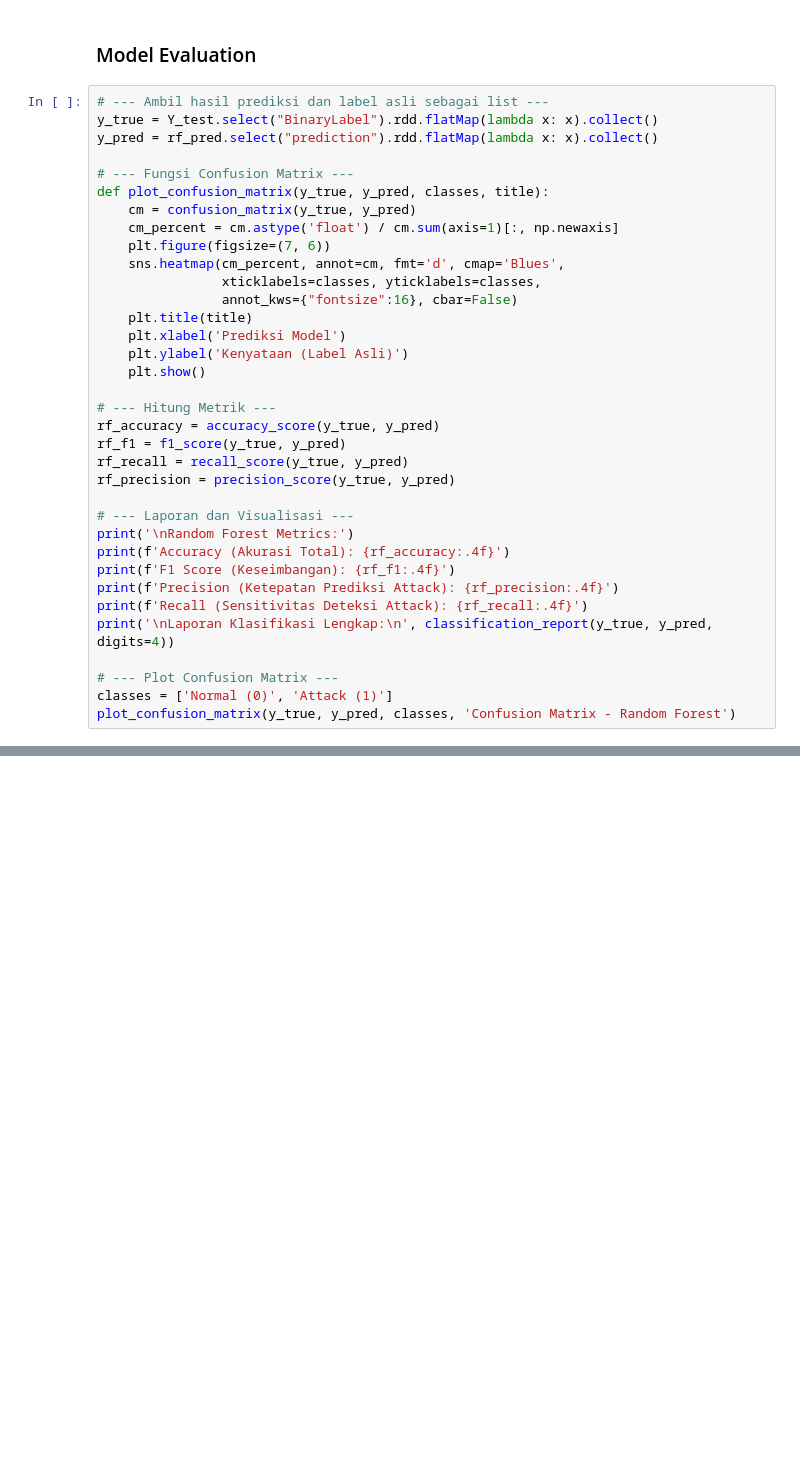
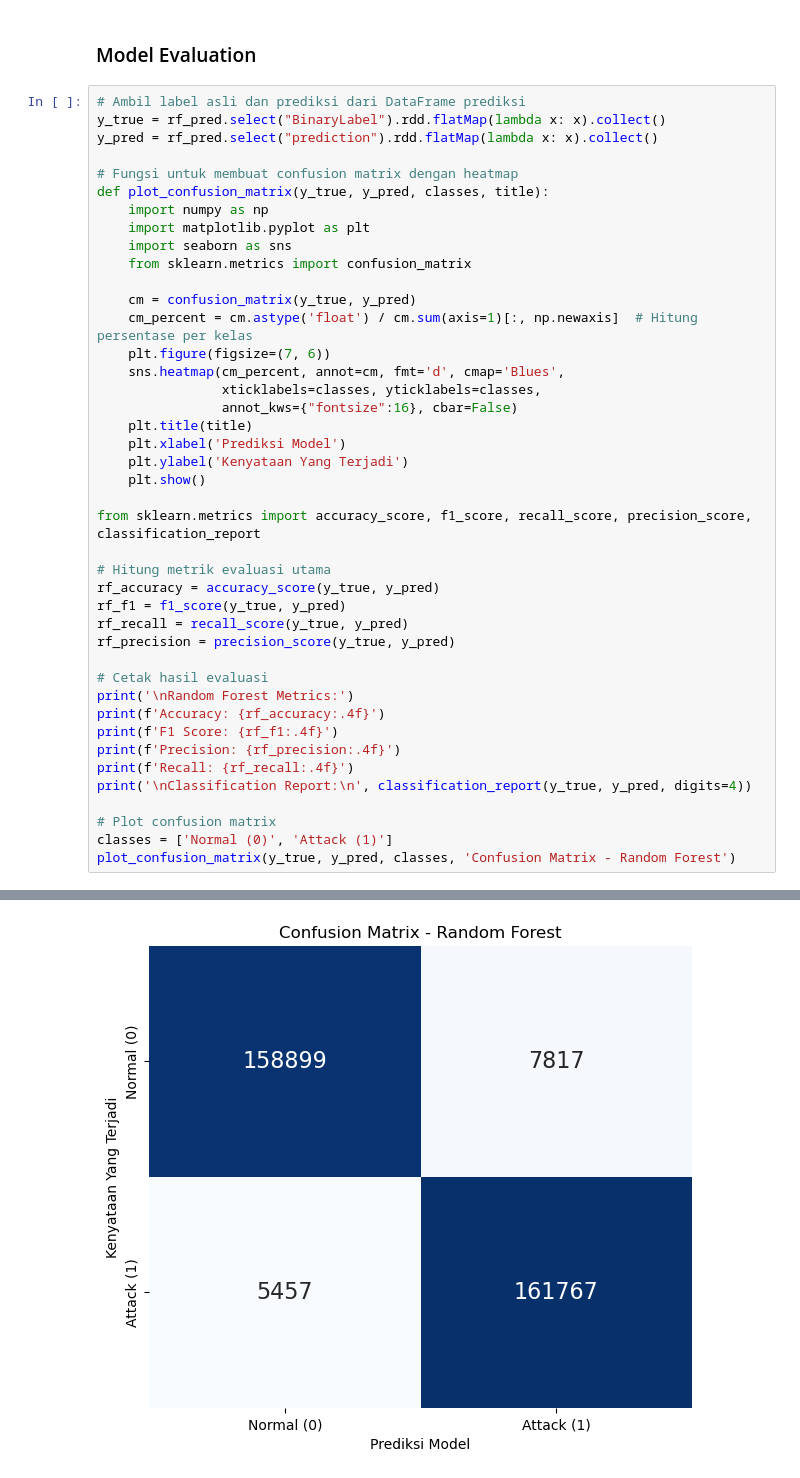
Before and after one commit to Dafalahl/IDS-Binary-Classification, a Jupyter notebook: notebook1.ipynb, the cells around one changed output, grey strips where cells are left out. Drawn from its saved outputs; the diff is of its cells as text; blank space fills up the shorter version.

```diff
--- a/notebook1.ipynb
+++ b/notebook1.ipynb
@@ -466,37 +464,45 @@ plt.show()
 # %% [markdown]
 ### Model Evaluation
 # %%
-# --- Ambil hasil prediksi dan label asli sebagai list ---
-y_true = Y_test.select("BinaryLabel").rdd.flatMap(lambda x: x).collect()
+# Ambil label asli dan prediksi dari DataFrame prediksi
+y_true = rf_pred.select("BinaryLabel").rdd.flatMap(lambda x: x).collect()
 y_pred = rf_pred.select("prediction").rdd.flatMap(lambda x: x).collect()
 
-# --- Fungsi Confusion Matrix ---
+# Fungsi untuk membuat confusion matrix dengan heatmap
 def plot_confusion_matrix(y_true, y_pred, classes, title):
+    import numpy as np
+    import matplotlib.pyplot as plt
+    import seaborn as sns
+    from sklearn.metrics import confusion_matrix
+
     cm = confusion_matrix(y_true, y_pred)
-    cm_percent = cm.astype('float') / cm.sum(axis=1)[:, np.newaxis]
+    cm_percent = cm.astype('float') / cm.sum(axis=1)[:, np.newaxis]  # Hitung persentase per kelas
     plt.figure(figsize=(7, 6))
     sns.heatmap(cm_percent, annot=cm, fmt='d', cmap='Blues',
                 xticklabels=classes, yticklabels=classes,
                 annot_kws={"fontsize":16}, cbar=False)
     plt.title(title)
     plt.xlabel('Prediksi Model')
-    plt.ylabel('Kenyataan (Label Asli)')
+    plt.ylabel('Kenyataan Yang Terjadi')
     plt.show()
 
-# --- Hitung Metrik ---
+from sklearn.metrics import accuracy_score, f1_score, recall_score, precision_score, classification_report
+
+# Hitung metrik evaluasi utama
 rf_accuracy = accuracy_score(y_true, y_pred)
 rf_f1 = f1_score(y_true, y_pred)
 rf_recall = recall_score(y_true, y_pred)
 rf_precision = precision_score(y_true, y_pred)
 
-# --- Laporan dan Visualisasi ---
+# Cetak hasil evaluasi
 print('\nRandom Forest Metrics:')
-print(f'Accuracy (Akurasi Total): {rf_accuracy:.4f}')
-print(f'F1 Score (Keseimbangan): {rf_f1:.4f}')
-print(f'Precision (Ketepatan Prediksi Attack): {rf_precision:.4f}')
-print(f'Recall (Sensitivitas Deteksi Attack): {rf_recall:.4f}')
-print('\nLaporan Klasifikasi Lengkap:\n', classification_report(y_true, y_pred, digits=4))
+print(f'Accuracy: {rf_accuracy:.4f}')
+print(f'F1 Score: {rf_f1:.4f}')
+print(f'Precision: {rf_precision:.4f}')
+print(f'Recall: {rf_recall:.4f}')
+print('\nClassification Report:\n', classification_report(y_true, y_pred, digits=4))
 
-# --- Plot Confusion Matrix ---
+# Plot confusion matrix
 classes = ['Normal (0)', 'Attack (1)']
 plot_confusion_matrix(y_true, y_pred, classes, 'Confusion Matrix - Random Forest')
+# %% [output]
@@ -502,0 +524 @@ plot_confusion_matrix(y_true, y_pred, classes, 'Confusion Matrix - Random Forest
+[figure, added]
```
Also changed, not shown: parts of 2 cells of this notebook.
